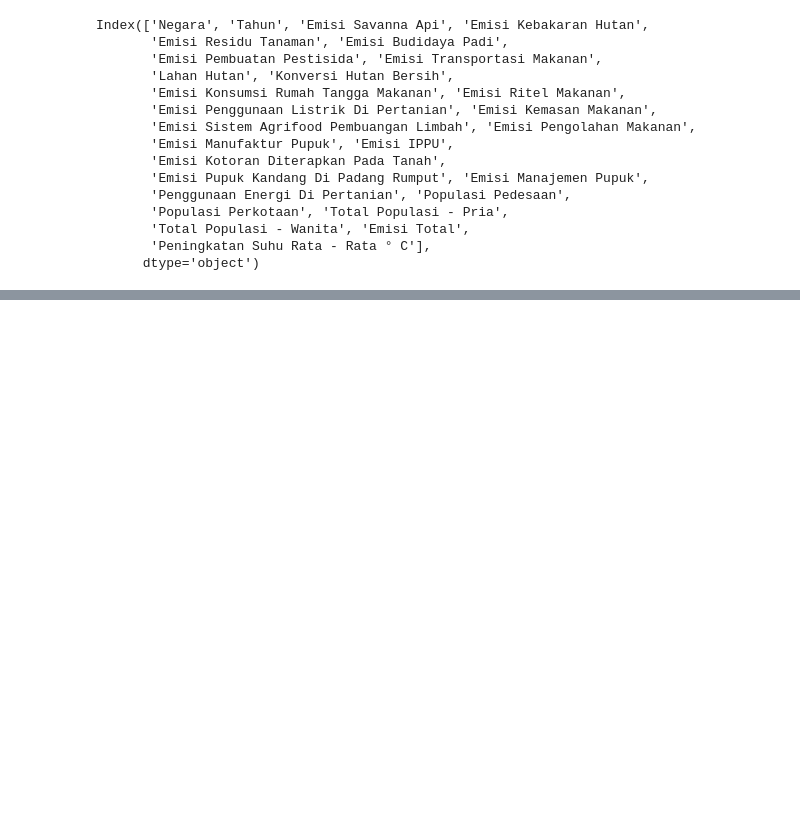
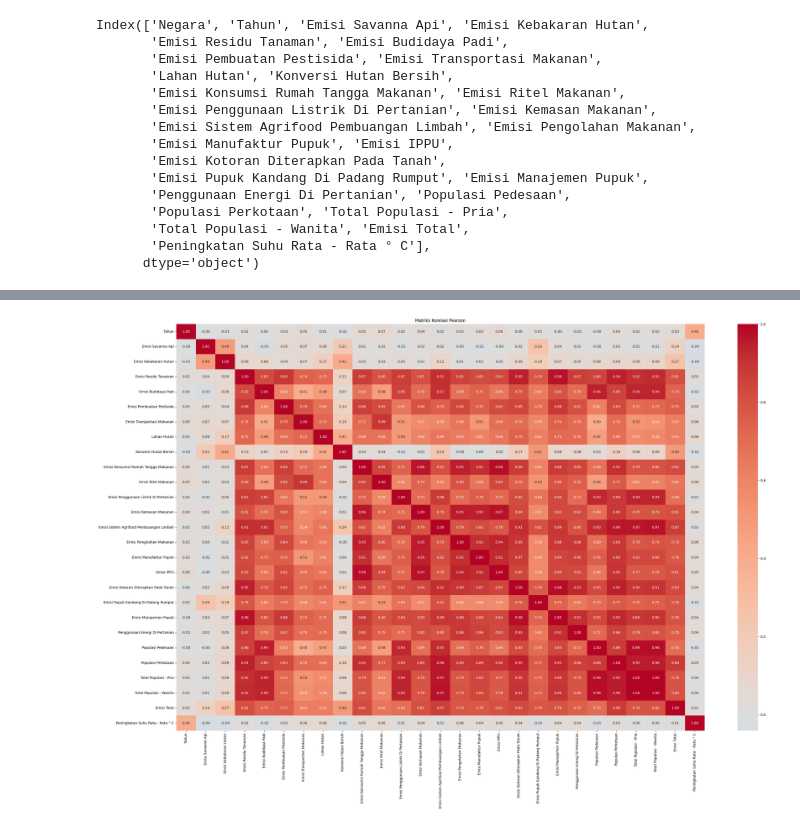
Before and after one commit to Wynnzzz/co2-model-predictive, a Jupyter notebook: submission.ipynb, the cells around one changed output, grey strips where cells are left out. Drawn from its saved outputs; the diff is of its cells as text; code cells hidden in the pictures; blank space fills up the shorter version.

```diff
--- a/submission.ipynb
+++ b/submission.ipynb
@@ -387,2 +262,8 @@ Name: count, Length: 1365, dtype: int64
+# %%
+mean_usage_per_country = train_df.groupby("Negara")["Penggunaan Energi Di Pertanian"].transform("mean")
+global_median = train_df["Penggunaan Energi Di Pertanian"].median()
+
+train_df["Penggunaan Energi Di Pertanian"].fillna(mean_usage_per_country, inplace=True)
+train_df["Penggunaan Energi Di Pertanian"].fillna(global_median, inplace=True)
 # %%
 train_df.drop(columns=['Emisi Tanah Organik Yang Dikeringkan (Co2)', 'Emisi Kebakaran Di Tanah Organik', 'Emisi Kebakaran Di Hutan Tropis Yang Lembab'], inplace=True)
@@ -404,0 +270,2 @@ train_df[train_df['Penggunaan Energi Di Pertanian'].isnull()]
+# %%
+train_df.fillna(train_df.median(numeric_only=True), inplace=True)
@@ -434,0 +354,4 @@ np.int64(174)
+# %%
+from sklearn.preprocessing import MinMaxScaler, LabelEncoder
+le = LabelEncoder()
+train_df["Negara"] = le.fit_transform(train_df["Negara"])
@@ -472,0 +472,4 @@ for x in train_df.columns:
+# %%
+korelasi=analisis_korelasi(train_df.drop(columns='Negara'))
+# %% [output]
+[figure, added]
```
Also changed, not shown: parts of 38 cells of this notebook, 1 other file.
